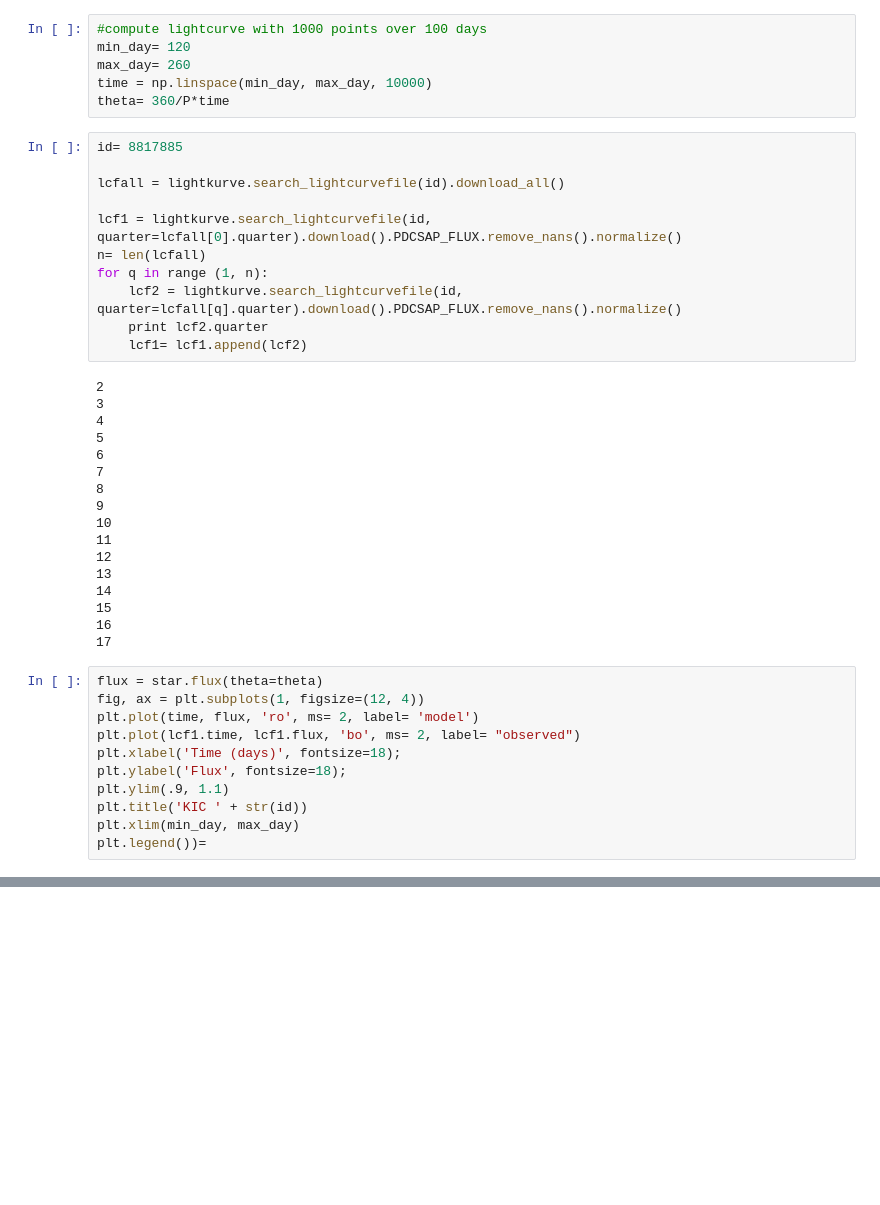
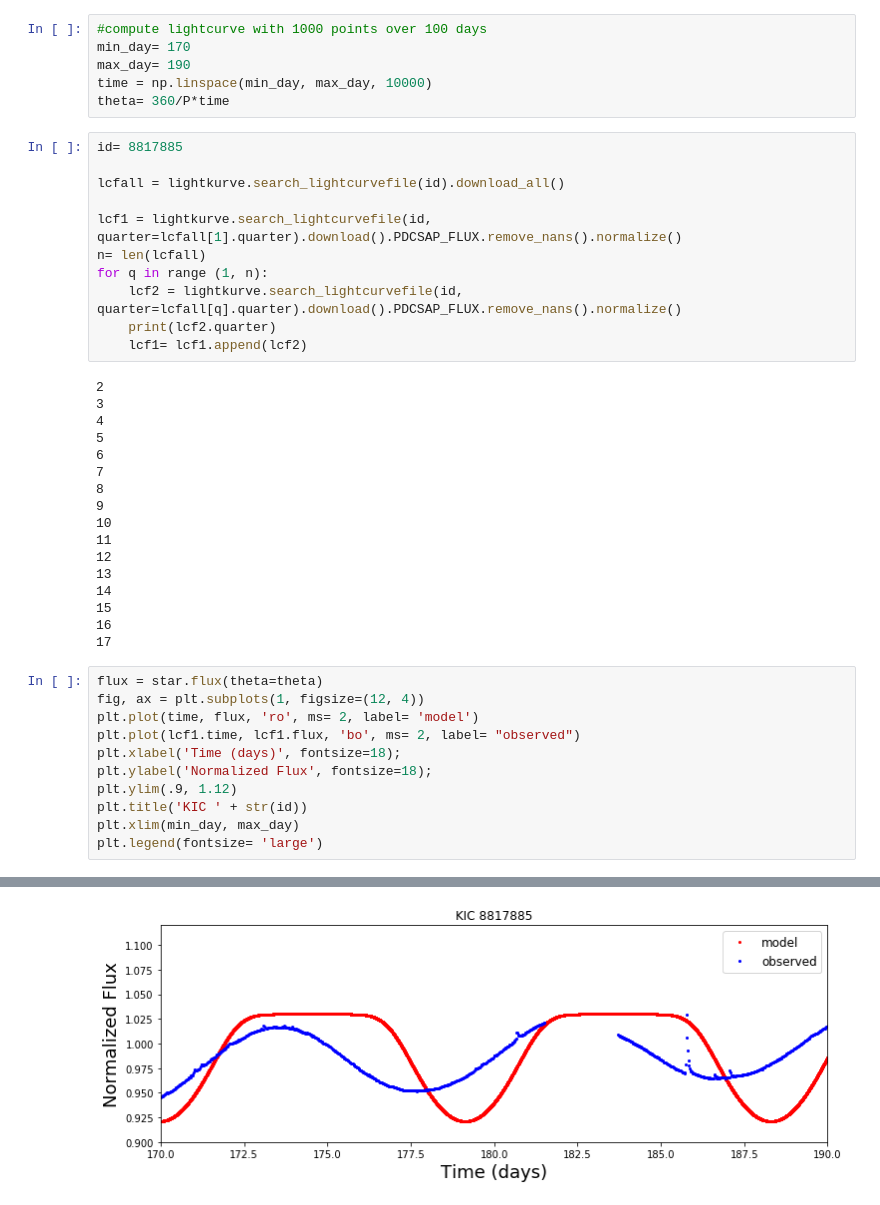
Before and after one commit to eleiner/shared, a Jupyter notebook: starry_code.ipynb, the cells around one changed output, grey strips where cells are left out. Cells and saved outputs as stored; diff of their text form; blank space fills up the shorter version.

```diff
--- a/starry_code.ipynb
+++ b/starry_code.ipynb
@@ -46,7 +46,7 @@ star.show()
 # %%
 #compute lightcurve with 1000 points over 100 days
-min_day= 120
-max_day= 260
+min_day= 170
+max_day= 190
 time = np.linspace(min_day, max_day, 10000)
 theta= 360/P*time
 # %%
@@ -54,11 +54,11 @@ id= 8817885
 
 lcfall = lightkurve.search_lightcurvefile(id).download_all()
 
-lcf1 = lightkurve.search_lightcurvefile(id, quarter=lcfall[0].quarter).download().PDCSAP_FLUX.remove_nans().normalize()
+lcf1 = lightkurve.search_lightcurvefile(id, quarter=lcfall[1].quarter).download().PDCSAP_FLUX.remove_nans().normalize()
 n= len(lcfall)
 for q in range (1, n):
     lcf2 = lightkurve.search_lightcurvefile(id, quarter=lcfall[q].quarter).download().PDCSAP_FLUX.remove_nans().normalize()
-    print lcf2.quarter
+    print(lcf2.quarter)
     lcf1= lcf1.append(lcf2)
 # %% [output]
 2
@@ -83,9 +83,9 @@ fig, ax = plt.subplots(1, figsize=(12, 4))
 plt.plot(time, flux, 'ro', ms= 2, label= 'model')
 plt.plot(lcf1.time, lcf1.flux, 'bo', ms= 2, label= "observed")
 plt.xlabel('Time (days)', fontsize=18);
-plt.ylabel('Flux', fontsize=18);
-plt.ylim(.9, 1.1)
+plt.ylabel('Normalized Flux', fontsize=18);
+plt.ylim(.9, 1.12)
 plt.title('KIC ' + str(id))
 plt.xlim(min_day, max_day)
-plt.legend())=
+plt.legend(fontsize= 'large')
 # %% [output]
@@ -92,0 +93 @@ SyntaxError: invalid syntax (<ipython-input-24-1704587d673f>, line 10)
+[figure, added]
```
Also changed, not shown: parts of 2 cells of this notebook.
